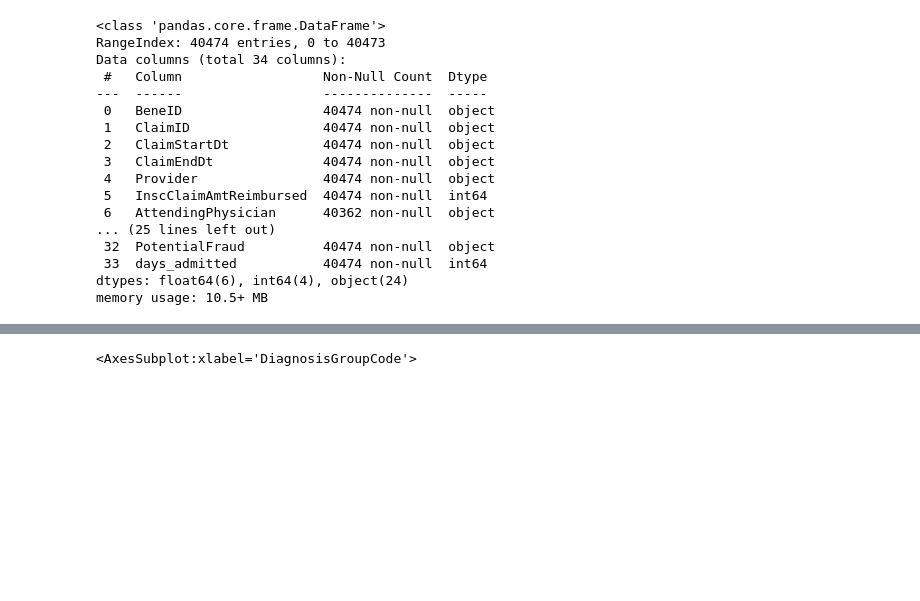
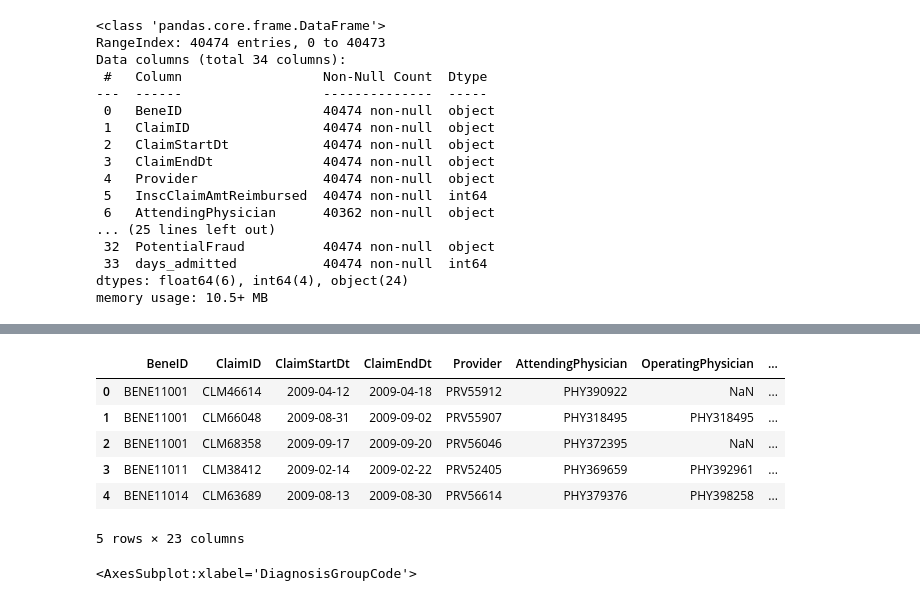
Before and after one commit to hedgekim/Healthcare-Fraud, a Jupyter notebook: Healthcare Fraud.ipynb, the cells around one changed output, grey strips where cells are left out. Cells and saved outputs as stored; diff of their text form; code cells hidden in the pictures; blank space fills up the shorter version.

```diff
--- a/Healthcare Fraud.ipynb
+++ b/Healthcare Fraud.ipynb
@@ -116,3 +116,13 @@ memory usage: 7.4+ MB
+# %%
+inpatient.head()
+# %% [output]
+|  | BeneID | ClaimID | ClaimStartDt | ClaimEndDt | Provider | AttendingPhysician | OperatingPhysician | ... |
+| 0 | BENE11001 | CLM46614 | 2009-04-12 | 2009-04-18 | PRV55912 | PHY390922 | NaN | ... |
+| 1 | BENE11001 | CLM66048 | 2009-08-31 | 2009-09-02 | PRV55907 | PHY318495 | PHY318495 | ... |
+| 2 | BENE11001 | CLM68358 | 2009-09-17 | 2009-09-20 | PRV56046 | PHY372395 | NaN | ... |
+| 3 | BENE11011 | CLM38412 | 2009-02-14 | 2009-02-22 | PRV52405 | PHY369659 | PHY392961 | ... |
+| 4 | BENE11014 | CLM63689 | 2009-08-13 | 2009-08-30 | PRV56614 | PHY379376 | PHY398258 | ... |
+5 rows × 23 columns
 # %%
 inpatient['Total_Claims_Amount'] = round((inpatient['DeductibleAmtPaid'] + inpatient['InscClaimAmtReimbursed']))
 # %%
```
Also changed, not shown: parts of 8 cells of this notebook.
